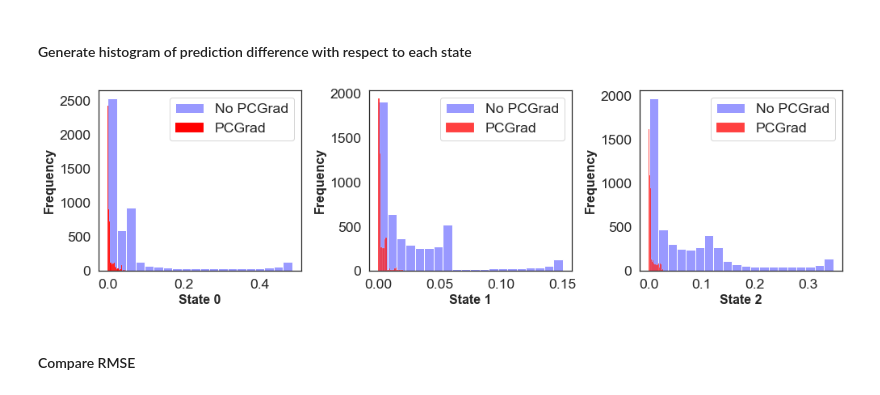
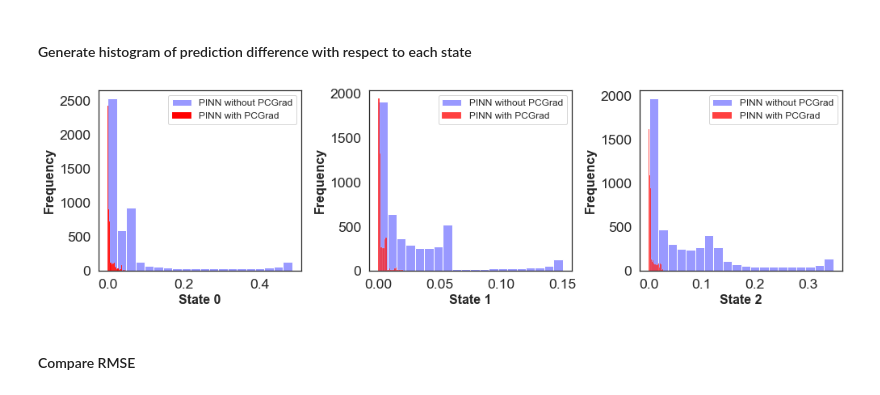
Before and after one commit to zxgcqupt/PINNs4SRA, a Jupyter notebook: small_homogeneous_CTMC/PINN_for_small_homo_CTMC_reliability_analysis.ipynb, the cells around one changed output. Drawn from its saved outputs; the diff is of its cells as text; code cells hidden in the pictures.

```diff
--- a/small_homogeneous_CTMC/PINN_for_small_homo_CTMC_reliability_analysis.ipynb
+++ b/small_homogeneous_CTMC/PINN_for_small_homo_CTMC_reliability_analysis.ipynb
@@ -63,7 +63,7 @@ class PINN:
 
         self.model = model
 
-        self.iter = 0
+        self.iter = 1
         self.loss_log = []
         self.weights_log = []
         self.gradients_log = []
@@ -120,6 +120,8 @@ class PINN:
         loss_u, loss_r = loss[0], loss[1:]
         g_u = tape.gradient(loss_u, self.model.trainable_variables)
         g_r = tape.gradient(loss_r, self.model.trainable_variables)
+
+        del tape
 
         return loss, g, g_u, g_r
 
@@ -440,3 +444,4 @@ y_pred_pcgrad_df = pd.DataFrame(y_pred_pcgrad.numpy(), columns = ['state_0', 'st
 # %%
 sns.set_style("white")
+plt.rcParams['legend.fontsize'] = 12
 # %%
@@ -530,33 +557,33 @@ y_diff
 # %%
 f, axes = plt.subplots(1, 3, figsize=(14, 4))
 
-sns.histplot(np.abs(y_diff['state_0']), bins=20, ax=axes[0], alpha=0.4, color='blue', label='No PCGrad')
-sns.histplot(np.abs(y_diff_pcgrad['state_0']), bins=20, ax=axes[0], alpha=1, color='red', label='PCGrad')
+sns.histplot(np.abs(y_diff['state_0']), bins=20, ax=axes[0], alpha=0.4, color='blue', label='PINN without PCGrad')
+sns.histplot(np.abs(y_diff_pcgrad['state_0']), bins=20, ax=axes[0], alpha=1, color='red', label='PINN with PCGrad')
 #plt.axvline(x=np.mean(np.abs(y_diff['state_0'])), linewidth=2, linestyle="--", alpha=0.6,
 #            color='blue', label='Mean of no PCGrad')
 
 axes[0].legend()
 axes[0].set_xlabel('State 0', fontdict=dict(weight='bold'), fontsize=16)
 axes[0].set_ylabel('Frequency', fontdict=dict(weight='bold'), fontsize=16)
 
 
-sns.histplot(np.abs(y_diff['state_1']), bins=20, ax=axes[1], alpha=0.4, color='blue', label='No PCGrad')
-sns.histplot(np.abs(y_diff_pcgrad['state_1']), bins=20, ax=axes[1], color='red', label='PCGrad')
+sns.histplot(np.abs(y_diff['state_1']), bins=20, ax=axes[1], alpha=0.4, color='blue', label='PINN without PCGrad')
+sns.histplot(np.abs(y_diff_pcgrad['state_1']), bins=20, ax=axes[1], color='red', label='PINN with PCGrad')
 axes[1].legend()
 axes[1].set_xlabel('State 1', fontdict=dict(weight='bold'), fontsize=16)
 axes[1].set_ylabel('Frequency', fontdict=dict(weight='bold'), fontsize=16)
 
-sns.histplot(np.abs(y_diff['state_2']), bins=20, ax=axes[2], alpha=0.4, color='blue', label='No PCGrad')
-sns.histplot(np.abs(y_diff_pcgrad['state_2']), bins=20, ax=axes[2], color='red', label='PCGrad')
+sns.histplot(np.abs(y_diff['state_2']), bins=20, ax=axes[2], alpha=0.4, color='blue', label='PINN without PCGrad')
+sns.histplot(np.abs(y_diff_pcgrad['state_2']), bins=20, ax=axes[2], color='red', label='PINN with PCGrad')
 axes[2].legend()
 axes[2].set_xlabel('State 2', fontdict=dict(weight='bold'), fontsize=16)
 axes[2].set_ylabel('Frequency', fontdict=dict(weight='bold'), fontsize=16)
 
 
 plt.tight_layout(pad=0.5)
 plt.savefig("histogram_small_homo.pdf")
 # %% [output]
-[figure, old version]
+[figure, new version]
 # %% [markdown]
 #### Compare RMSE
 # %%
```
Also changed, not shown: parts of 6 cells of this notebook, 11 other files.
